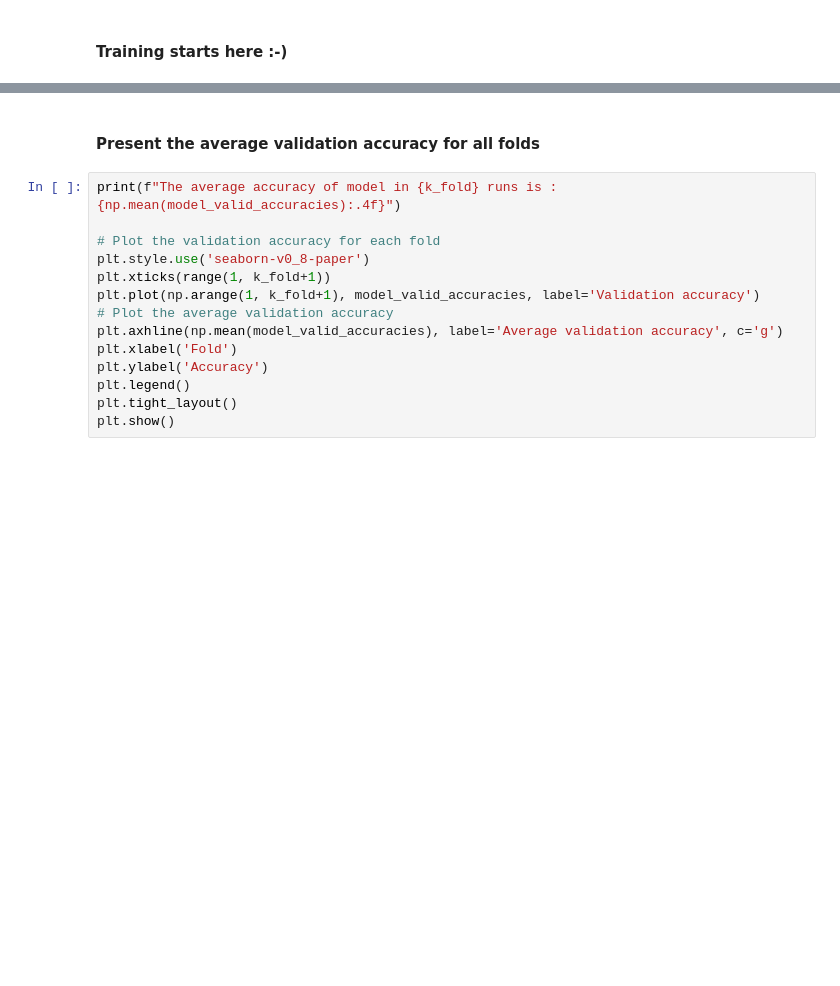
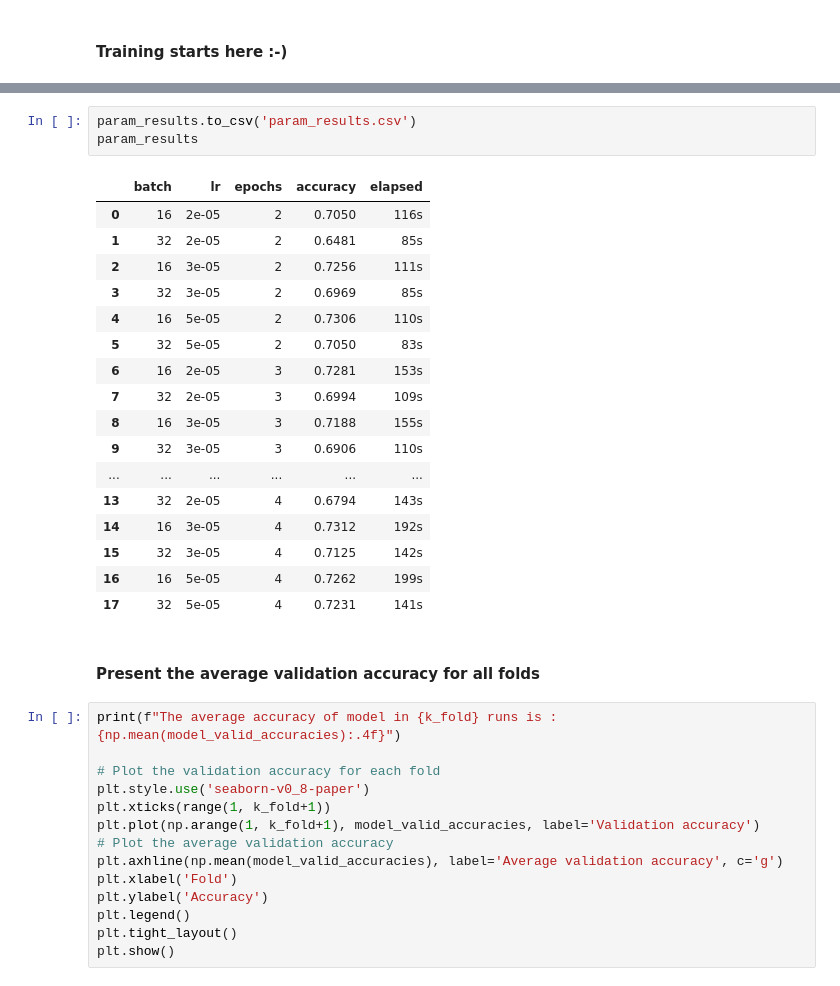
Before and after one commit to an7tang/uom-year3-project, a Jupyter notebook: src/sentiment_analyser.ipynb, the cells around one changed output, grey strips where cells are left out. Cells and saved outputs as stored; diff of their text form; blank space fills up the shorter version.

```diff
--- a/src/sentiment_analyser.ipynb
+++ b/src/sentiment_analyser.ipynb
@@ -847,3 +915,24 @@ Some weights of the model checkpoint at distilbert-base-uncased were not used wh
+# %%
+param_results.to_csv('param_results.csv')
+param_results
+# %% [output]
+|  | batch | lr | epochs | accuracy | elapsed |
+| 0 | 16 | 2e-05 | 2 | 0.7050 | 116s |
+| 1 | 32 | 2e-05 | 2 | 0.6481 | 85s |
+| 2 | 16 | 3e-05 | 2 | 0.7256 | 111s |
+| 3 | 32 | 3e-05 | 2 | 0.6969 | 85s |
+| 4 | 16 | 5e-05 | 2 | 0.7306 | 110s |
+| 5 | 32 | 5e-05 | 2 | 0.7050 | 83s |
+| 6 | 16 | 2e-05 | 3 | 0.7281 | 153s |
+| 7 | 32 | 2e-05 | 3 | 0.6994 | 109s |
+| 8 | 16 | 3e-05 | 3 | 0.7188 | 155s |
+| 9 | 32 | 3e-05 | 3 | 0.6906 | 110s |
+| ... | ... | ... | ... | ... | ... |
+| 13 | 32 | 2e-05 | 4 | 0.6794 | 143s |
+| 14 | 16 | 3e-05 | 4 | 0.7312 | 192s |
+| 15 | 32 | 3e-05 | 4 | 0.7125 | 142s |
+| 16 | 16 | 5e-05 | 4 | 0.7262 | 199s |
+| 17 | 32 | 5e-05 | 4 | 0.7231 | 141s |
 # %% [markdown]
 #### Present the average validation accuracy for all folds
 # %%
```
Also changed, not shown: parts of 22 cells of this notebook.
